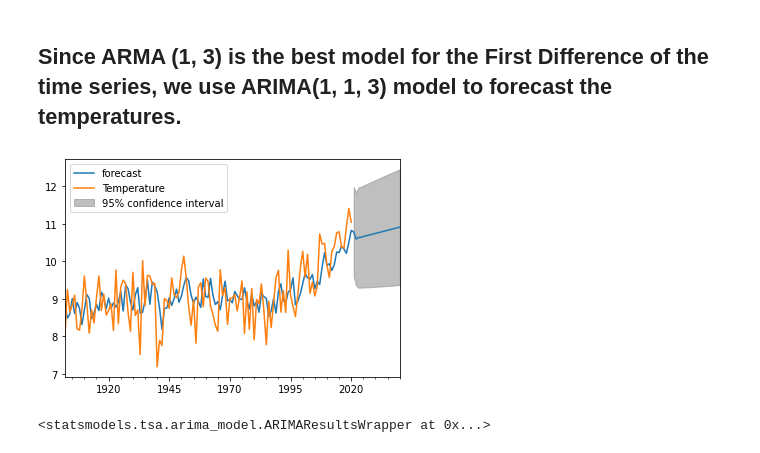
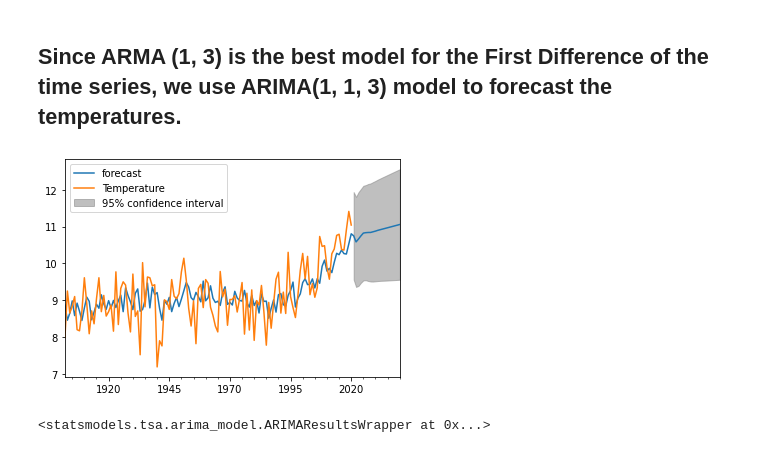
Before and after one commit to alexandragrecu/Bark-And-Purr, a Jupyter notebook: Copie_a_blocnotesului_Time_Series_Analysis.ipynb, the cells around one changed output. Drawn from its saved outputs; the diff is of its cells as text; code cells hidden in the pictures.

```diff
--- a/Copie_a_blocnotesului_Time_Series_Analysis.ipynb
+++ b/Copie_a_blocnotesului_Time_Series_Analysis.ipynb
@@ -221,12 +219,12 @@ The AIC for ARMA(1, 3) is:  233.14386742647125
 ## Since ARMA (1, 3) is the best model for the First Difference of the time series, we use ARIMA(1, 1, 3) model to forecast the temperatures.
 # %%
 # plot the original series and the forecasted series
-model = ARIMA(annual_temperatures, order = (1, 1, 3))
+model = ARIMA(annual_temperatures, order = (3, 1, 1))
 result = model.fit()
 result.plot_predict(start='1902-01-01', end='2040-01-01')
 plt.show()
 # %% [output]
-[figure, old version]
+[figure, new version]
 # %%
 result
 # %% [output]
```
Also changed, not shown: parts of 13 cells of this notebook.
